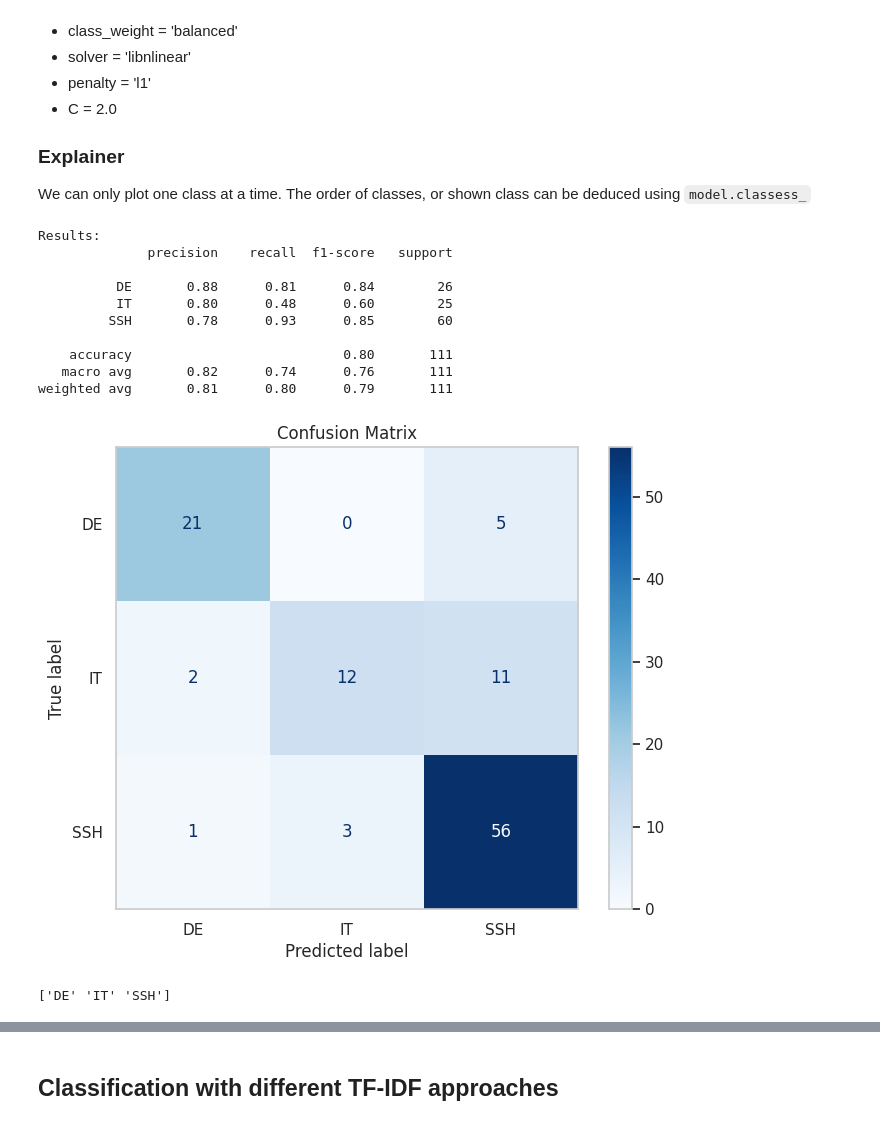
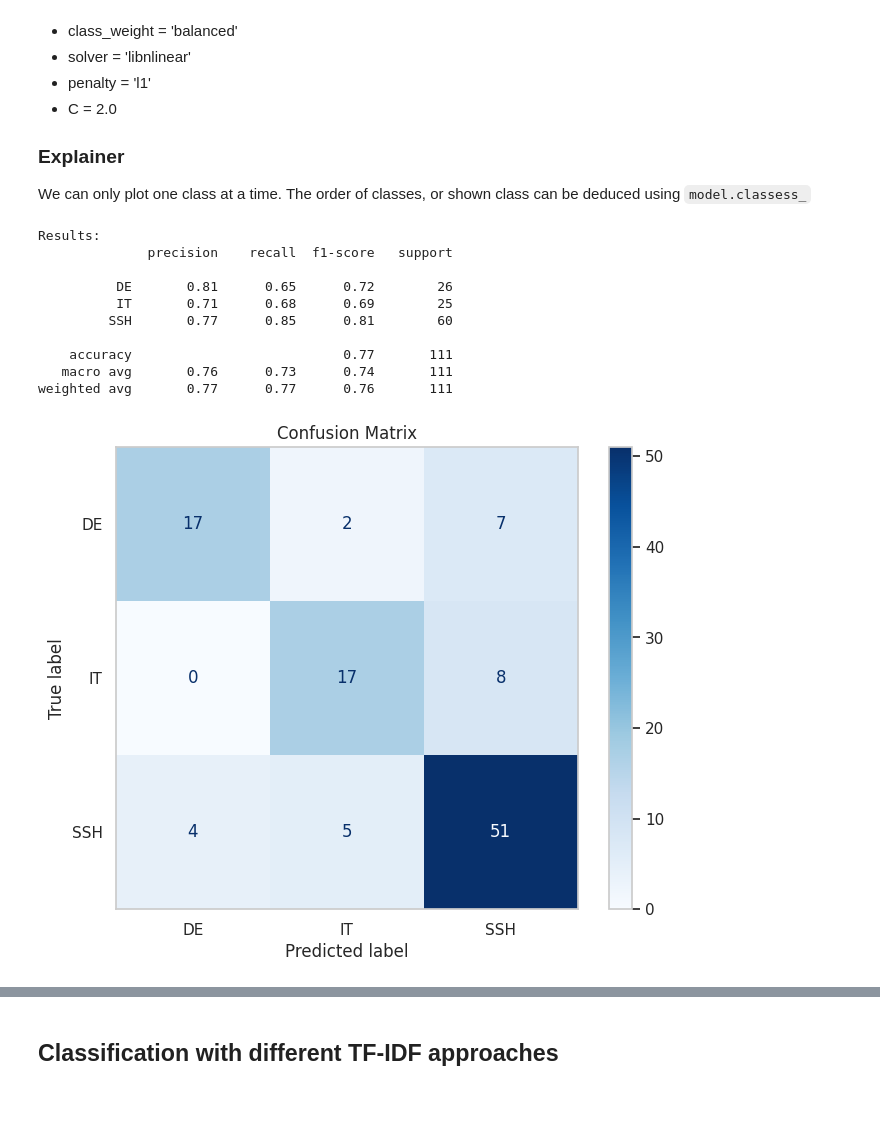
Before and after one commit to LukashWalancik/xaifungi-analysis, a Jupyter notebook: analysis.ipynb, the cells around one changed output, grey strips where cells are left out. Drawn from its saved outputs; the diff is of its cells as text; code cells hidden in the pictures.

```diff
--- a/analysis.ipynb
+++ b/analysis.ipynb
@@ -284,5 +284,5 @@ class Transcript:
 t1 = Transcript(Path('/content/transcripts/DR_IT_05.csv'))
 # print(t1.get_text_by_questions())
 # filtered = t1._filter_by_speaker().apply(lambda texts: ' '.join(texts.dropna())).reset_index()
-df = t1.get_text_by_questions(as_dataframe = True)
-print(df.head())
+# df = t1.get_text_by_questions(as_dataframe = True)
+# print(df.head())
@@ -745,38 +799,41 @@ Potentially interesting changes:
 ### Explainer
 We can only plot one class at a time. The order of classes, or shown class can be deduced using `model.classess_`
 # %%
-stop_words = ["tak", "no", "mhm", "też", "mnie", "po"]
-vectorizer = TfidfVectorizer(max_features=1000, ngram_range=(1,2), max_df=0.85, stop_words=stop_words)
+from spacy.lang.pl.stop_words import STOP_WORDS
+
+# stop_words = list(STOP_WORDS)
+# stop_words = ["tak", "no", "mhm", "też", "mnie", "po"]
+vectorizer = vectorizer = TfidfVectorizer(max_features=1000)
 X_train_tfidf = vectorizer.fit_transform(X_train)
 X_test_tfidf = vectorizer.transform(X_test)
 
-model = LogisticRegression(class_weight='balanced', solver='liblinear', penalty='l1', C=2.0, max_iter=1000, random_state=666)
+model = LogisticRegression(class_weight='balanced', max_iter=1000, random_state=666)
 model.fit(X_train_tfidf, y_train)
 y_pred = model.predict(X_test_tfidf)
 
-explainer = shap.Explainer(model, X_train_tfidf)
-shap_values = explainer(X_test_tfidf)
-
-feature_names = vectorizer.get_feature_names_out().tolist()
-shap_values.feature_names = feature_names
-
 evaluate_model(y_test, y_pred, model.classes_, "Confusion Matrix")
 
-print(model.classes_)
+# explainer = shap.Explainer(model, X_train_tfidf)
+# shap_values = explainer(X_test_tfidf)
 
-shap.plots.beeswarm(shap_values[:, :, 0])
-shap.plots.beeswarm(shap_values[:, :, 1])
-shap.plots.beeswarm(shap_values[:, :, 2])
+# feature_names = vectorizer.get_feature_names_out().tolist()
+# shap_values.feature_names = feature_names
+
+
+# print(model.classes_)
+
+# shap.plots.beeswarm(shap_values[:, :, 0])
+# shap.plots.beeswarm(shap_values[:, :, 1])
+# shap.plots.beeswarm(shap_values[:, :, 2])
 # %% [output]
 Results:
               precision    recall  f1-score   support
 
-          DE       0.88      0.81      0.84        26
-          IT       0.80      0.48      0.60        25
-         SSH       0.78      0.93      0.85        60
+          DE       0.81      0.65      0.72        26
+          IT       0.71      0.68      0.69        25
+         SSH       0.77      0.85      0.81        60
 
-    accuracy                           0.80       111
-   macro avg       0.82      0.74      0.76       111
-weighted avg       0.81      0.80      0.79       111
+    accuracy                           0.77       111
+   macro avg       0.76      0.73      0.74       111
+weighted avg       0.77      0.77      0.76       111
-[figure, old version]
+[figure, new version]
-['DE' 'IT' 'SSH']
```
Also changed, not shown: parts of 28 cells of this notebook.
